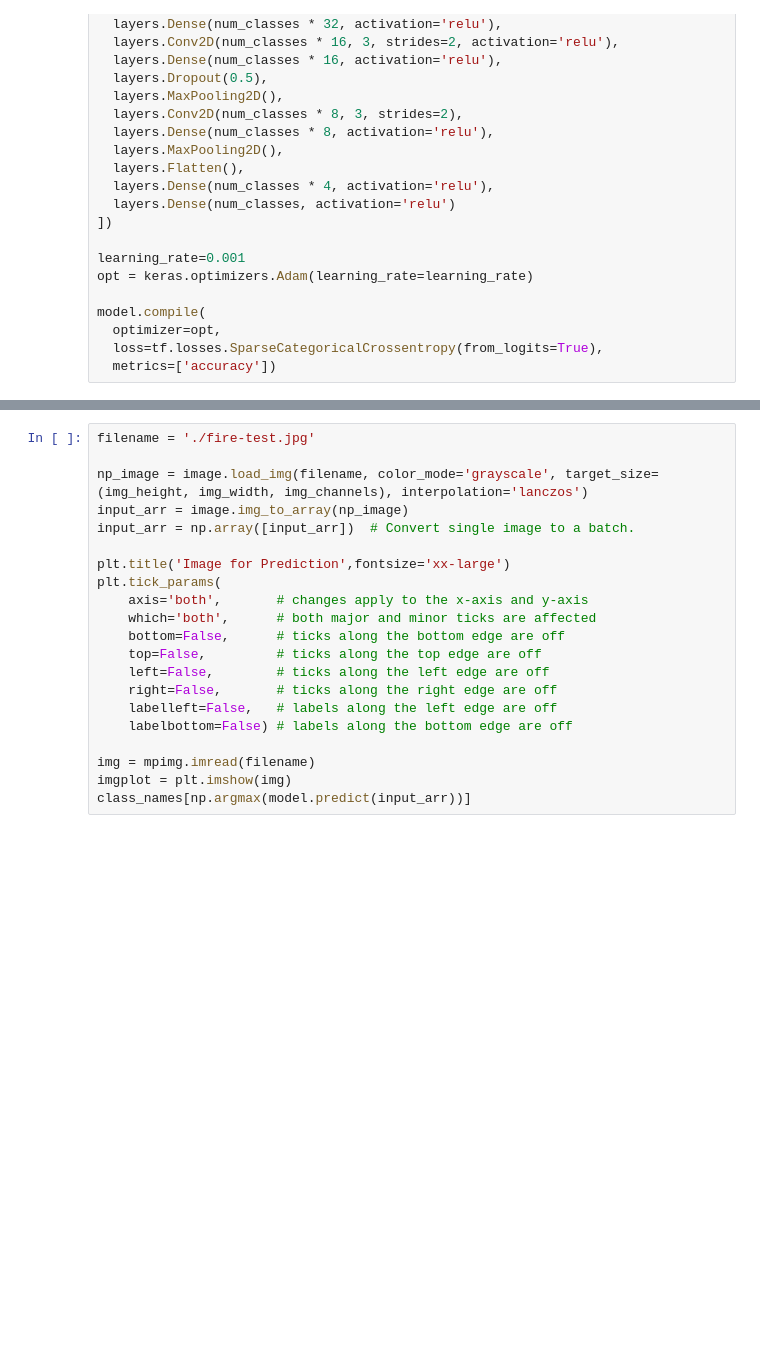
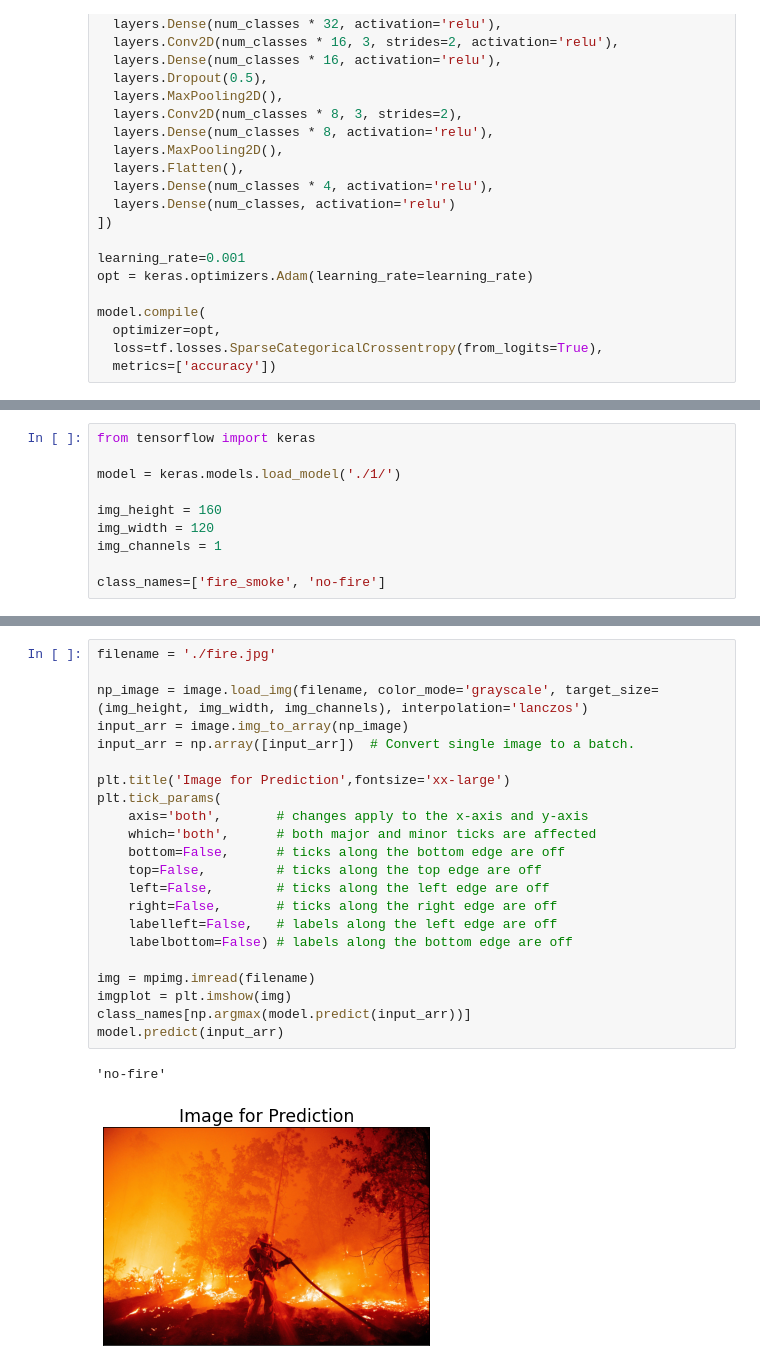
Before and after one commit to 3keepmovingforward3/Wildfire_Warning_System, a Jupyter notebook: sd2_d02_cnn.ipynb, the cells around one changed output, grey strips where cells are left out. Cells and saved outputs as stored; diff of their text form; blank space fills up the shorter version.

```diff
--- a/sd2_d02_cnn.ipynb
+++ b/sd2_d02_cnn.ipynb
@@ -152,3 +186,13 @@ plt.show()
+# %%
+from tensorflow import keras
+
+model = keras.models.load_model('./1/')
+
+img_height = 160
+img_width = 120
+img_channels = 1
+
+class_names=['fire_smoke', 'no-fire']
 # %%
 import matplotlib.image as mpimg
 from tensorflow.keras.preprocessing import image
@@ -175,21 +222,25 @@ class_names[np.argmax(model.predict(input_arr))]
 # %%
-filename = './fire-test.jpg'
+filename = './fire.jpg'
 
 np_image = image.load_img(filename, color_mode='grayscale', target_size= (img_height, img_width, img_channels), interpolation='lanczos')
 input_arr = image.img_to_array(np_image)
 input_arr = np.array([input_arr])  # Convert single image to a batch.
 
 plt.title('Image for Prediction',fontsize='xx-large')
 plt.tick_params(
     axis='both',       # changes apply to the x-axis and y-axis
     which='both',      # both major and minor ticks are affected
     bottom=False,      # ticks along the bottom edge are off
     top=False,         # ticks along the top edge are off
     left=False,        # ticks along the left edge are off
     right=False,       # ticks along the right edge are off
     labelleft=False,   # labels along the left edge are off
     labelbottom=False) # labels along the bottom edge are off
 
 img = mpimg.imread(filename)
 imgplot = plt.imshow(img)
 class_names[np.argmax(model.predict(input_arr))]
+model.predict(input_arr)
+# %% [output]
+'no-fire'
+[figure, added]
```
Also changed, not shown: parts of 6 cells of this notebook, 1 other file.
